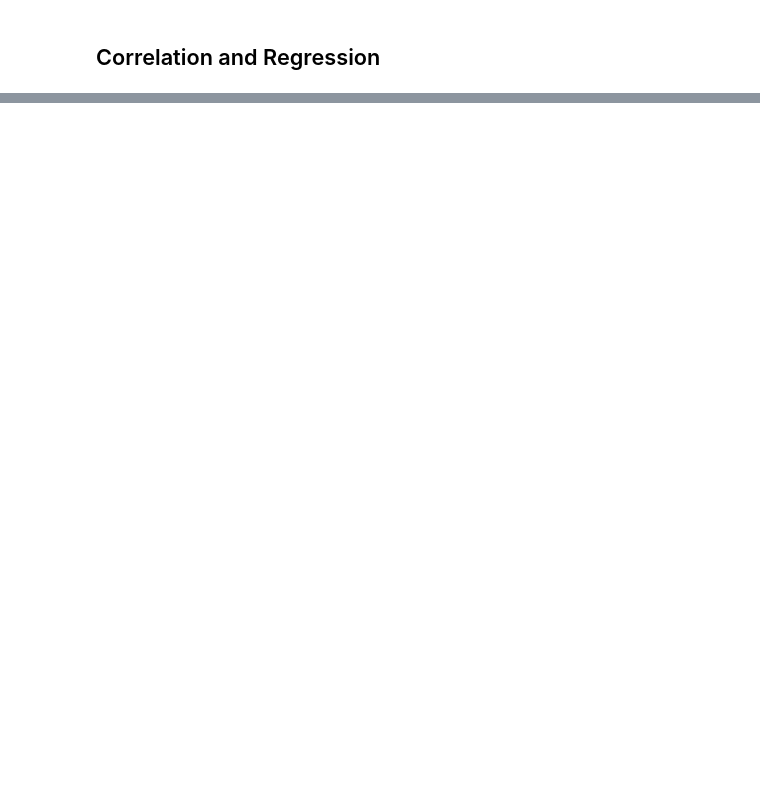
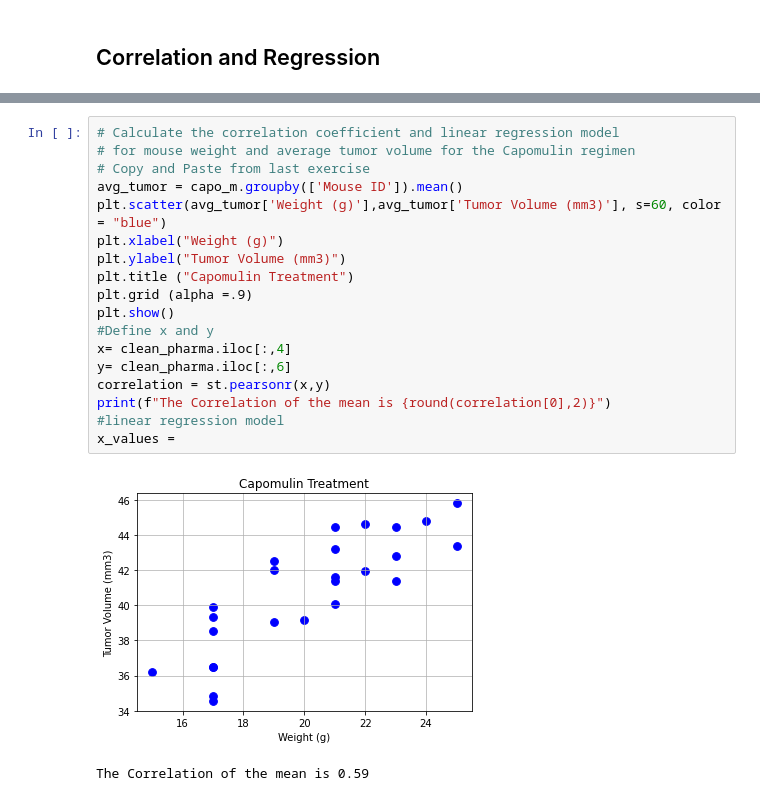
Before and after one commit to kevinsmith78/Pymaceuticals, a Jupyter notebook: main.ipynb, the cells around one changed output, grey strips where cells are left out. Cells and saved outputs as stored; diff of their text form; blank space fills up the shorter version.

```diff
--- a/main.ipynb
+++ b/main.ipynb
@@ -448,0 +450,21 @@ plt.show()
+# %%
+# Calculate the correlation coefficient and linear regression model
+# for mouse weight and average tumor volume for the Capomulin regimen
+# Copy and Paste from last exercise
+avg_tumor = capo_m.groupby(['Mouse ID']).mean()
+plt.scatter(avg_tumor['Weight (g)'],avg_tumor['Tumor Volume (mm3)'], s=60, color = "blue")
+plt.xlabel("Weight (g)")
+plt.ylabel("Tumor Volume (mm3)")
+plt.title ("Capomulin Treatment")
+plt.grid (alpha =.9)
+plt.show()
+#Define x and y
+x= clean_pharma.iloc[:,4]
+y= clean_pharma.iloc[:,6]
+correlation = st.pearsonr(x,y)
+print(f"The Correlation of the mean is {round(correlation[0],2)}")
+#linear regression model
+x_values =
+# %% [output]
+[figure, added]
+The Correlation of the mean is 0.59
```
Also changed, not shown: parts of 2 cells of this notebook.
